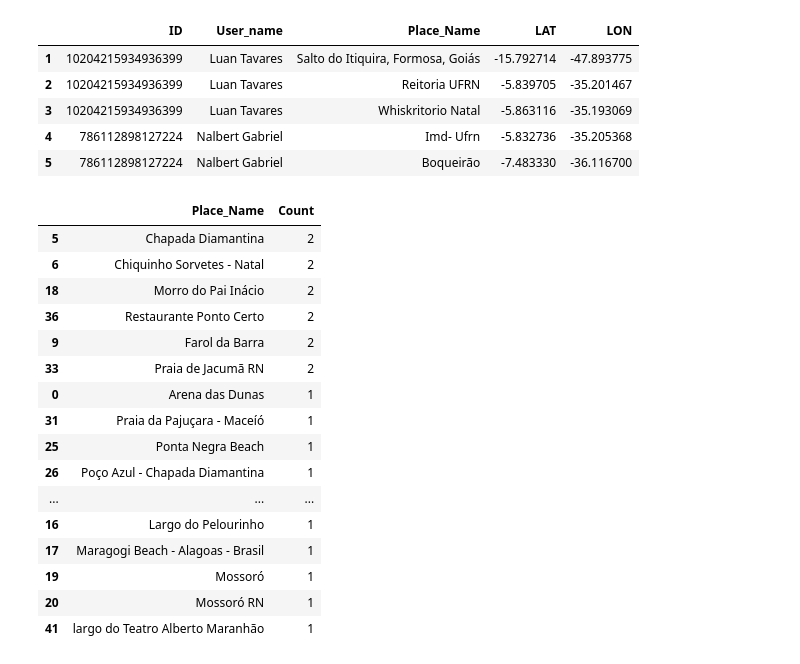
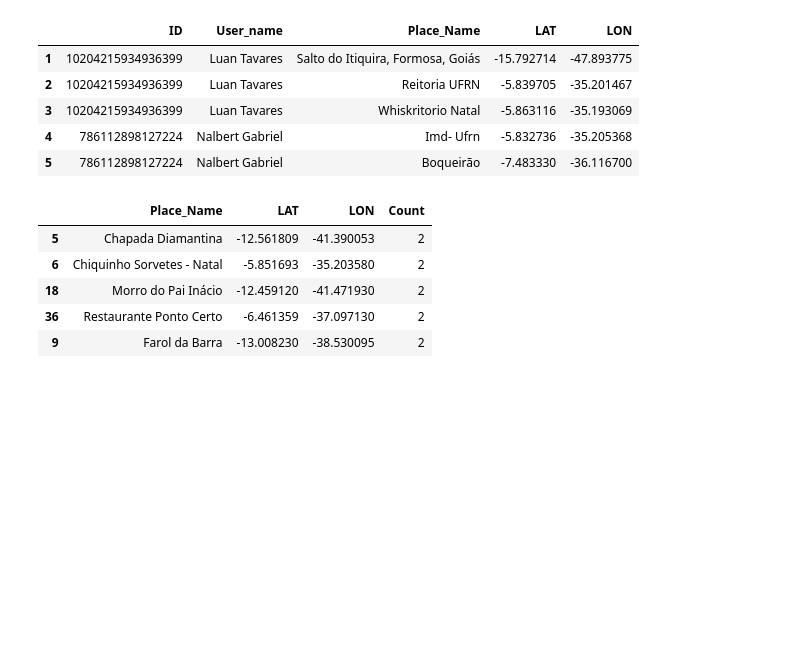
Before and after one commit to NalbertLeal/Facebook-friends-locations, a Jupyter notebook: Trabalho.ipynb, the cells around one changed output. Cells and saved outputs as stored; diff of their text form; code cells hidden in the pictures; blank space fills up the shorter version.

```diff
--- a/Trabalho.ipynb
+++ b/Trabalho.ipynb
@@ -89,30 +110,19 @@ df.head()
 # %%
 #Criando lista de lugares e contando a reccorrencia
 locais_unique = df["Place_Name"].unique().tolist()
 
 dataFinal = df.copy()
 dataFinal["Count"] = 0
 
-dataFinal = pd.DataFrame(dataFinal.groupby(["Place_Name"])['Count'].count()).reset_index()
+dataFinal = pd.DataFrame(dataFinal.groupby(["Place_Name", "LAT", "LON"])['Count'].count()).reset_index()
 
 #Lista de lugares visitados em ordem decrescente
 dataFinal.sort_values("Count", inplace=True, ascending=False)
-dataFinal
+dataFinal.head()
 # %% [output]
-|  | Place_Name | Count |
-| 5 | Chapada Diamantina | 2 |
-| 6 | Chiquinho Sorvetes - Natal | 2 |
-| 18 | Morro do Pai Inácio | 2 |
-| 36 | Restaurante Ponto Certo | 2 |
-| 9 | Farol da Barra | 2 |
-| 33 | Praia de Jacumã RN | 2 |
-| 0 | Arena das Dunas | 1 |
-| 31 | Praia da Pajuçara - Maceíó | 1 |
-| 25 | Ponta Negra Beach | 1 |
-| 26 | Poço Azul - Chapada Diamantina | 1 |
-| ... | ... | ... |
-| 16 | Largo do Pelourinho | 1 |
-| 17 | Maragogi Beach - Alagoas - Brasil | 1 |
-| 19 | Mossoró | 1 |
-| 20 | Mossoró RN | 1 |
-| 41 | largo do Teatro Alberto Maranhão | 1 |
+|  | Place_Name | LAT | LON | Count |
+| 5 | Chapada Diamantina | -12.561809 | -41.390053 | 2 |
+| 6 | Chiquinho Sorvetes - Natal | -5.851693 | -35.203580 | 2 |
+| 18 | Morro do Pai Inácio | -12.459120 | -41.471930 | 2 |
+| 36 | Restaurante Ponto Certo | -6.461359 | -37.097130 | 2 |
+| 9 | Farol da Barra | -13.008230 | -38.530095 | 2 |
```
Also changed, not shown: parts of 4 cells of this notebook.
